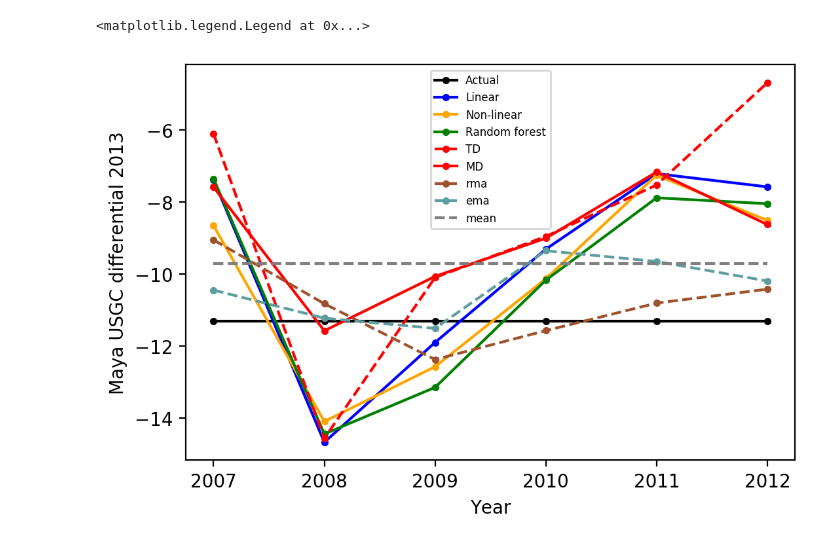
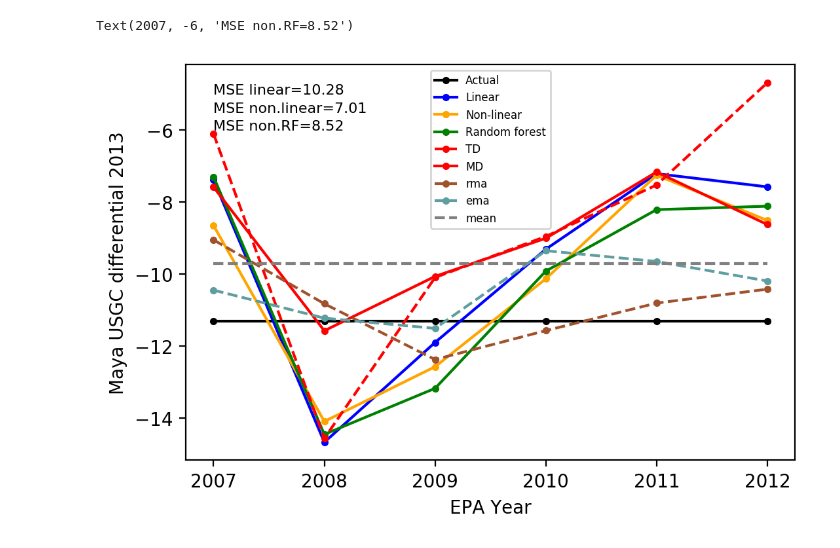
Before and after one commit to kaibawong/differential, a Jupyter notebook: MayaUSGC_pred.ipynb, the cells around one changed output. Drawn from its saved outputs; the diff is of its cells as text; code cells hidden in the pictures.

```diff
--- a/MayaUSGC_pred.ipynb
+++ b/MayaUSGC_pred.ipynb
@@ -10,7 +10,7 @@ import statsmodels.api as sm
 
 price = pd.read_table('pricelist.csv',delimiter =';')
 combi = pd.read_table('Historical_combi2.csv',delimiter =';')
-I_2011 = pd.read_table('MayaUSGC_2011.csv',delimiter =';')
+I_2011 = pd.read_table('MayaUSGC_2014.csv',delimiter =';')
 # %%
 I_2011
 # %% [output]
@@ -53,5 +49,5 @@ To register the converters:
 # %%
-take = 2011
+take = 2014
 # %%
 if take==2011:
     ema=[combi[combi['df']=='2005-01-01']['ema60'].values,combi[combi['df']=='2006-01-01']['ema60'].values   \
@@ -127,8 +123,8 @@ predictions = model.predict(X)
 print_model = model.summary()
 print(print_model)
 
-FO35= I_2011["Pred FO 3.5% 2011"]
-Jet= I_2011["Pred Jet 2011"]
+FO35= I_2011["Pred FO 3.5% 2014"]
+Jet= I_2011["Pred Jet 2014"]
 linear_MayaU=regr.intercept_+ regr.coef_[0]*FO35 + regr.coef_[1]*Jet
 print(linear_MayaU)
 # %% [output]
@@ -292,20 +290,28 @@ plt.legend(("Actual","Linear","Non-linear","Random forest","TD","MD","rma","ema"
 # %%
+from sklearn.metrics import mean_squared_error
+mse_L = mean_squared_error(I_2011["Actual 2013"],linear_MayaU)
+mse_NL = mean_squared_error(I_2011["Actual 2013"],nonlinear_MayaU)
+mse_RF = mean_squared_error(I_2011["Actual 2013"],y_pred)
+
 import pylab as plot
 params = {'legend.fontsize': 6,
           'legend.handlelength': 2}
 plot.rcParams.update(params)
 plt.plot(I_2011["Pred Year"],I_2011["Actual 2013"],'k.-')
 plt.plot(I_2011["Pred Year"],linear_MayaU,'b.-')
 plt.plot(I_2011["Pred Year"],nonlinear_MayaU,'.-',color ='orange')
 plt.plot(I_2011["Pred Year"],y_pred,'g.-')
 plt.plot(I_2011["Pred Year"],I_2011["TD 2013"],'r.--')
 plt.plot(I_2011["Pred Year"],I_2011["MD 2013"],'r.-')
 plt.plot(I_2011["Pred Year"],rma,'.--',color ='sienna')
 plt.plot(I_2011["Pred Year"],ema,'.--',color ='cadetblue')
 plt.plot([I_2011["Pred Year"].iloc[0],I_2011["Pred Year"].iloc[-1]],[-9.7,-9.7],'--',color='grey')
-plt.xlabel('Year')
+plt.xlabel('EPA Year')
 plt.ylabel('Maya USGC differential 2013')
 plt.legend(("Actual","Linear","Non-linear","Random forest","TD","MD","rma","ema","mean"))
+plt.text(2007, -5, 'MSE linear='"{0:.2f}".format(mse_L), fontsize=8)
+plt.text(2007, -5.5, 'MSE non.linear='"{0:.2f}".format(mse_NL), fontsize=8)
+plt.text(2007, -6, 'MSE non.RF='"{0:.2f}".format(mse_RF), fontsize=8)
 # %% [output]
-<matplotlib.legend.Legend at 0x...>
+Text(2007, -6, 'MSE non.RF=8.52')
-[figure, old version]
+[figure, new version]
```
Also changed, not shown: parts of 11 cells of this notebook, 5 other files.
